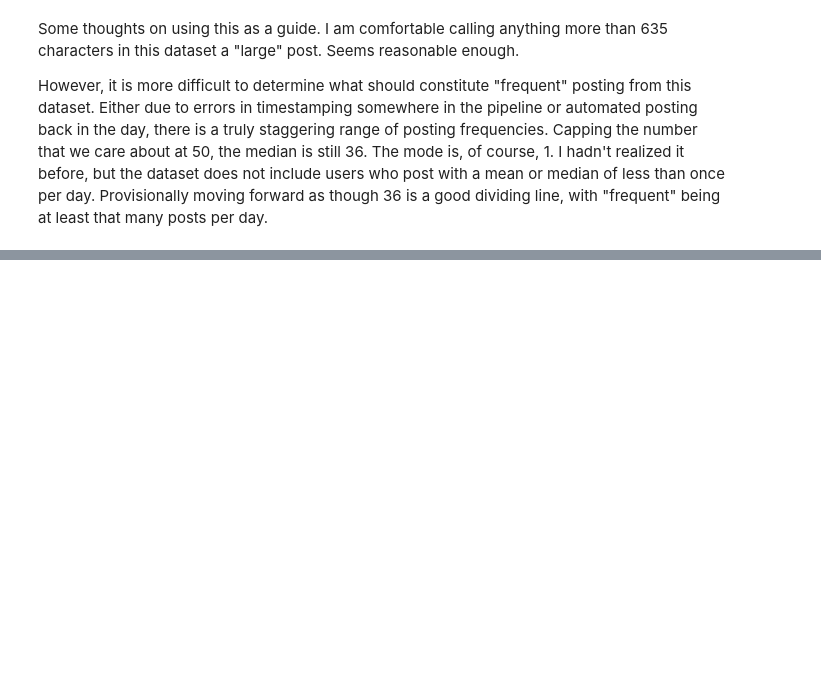
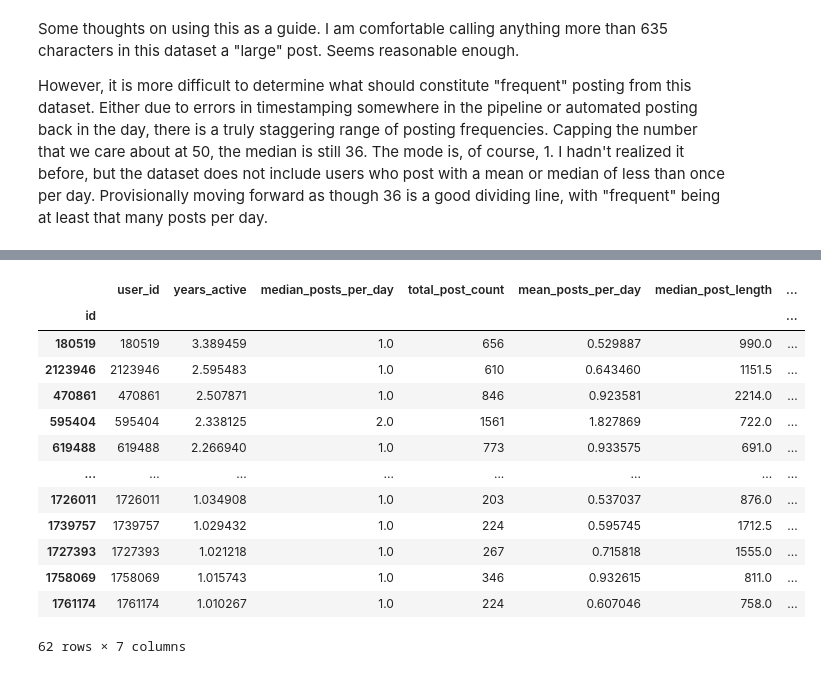
Before and after one commit to horseless-labs/void, a Jupyter notebook: base/analysis/analysis.ipynb, the cells around one changed output, grey strips where cells are left out. Saved outputs shown, nothing was run; the diff lists cells and outputs as text; code cells hidden in the pictures; blank space fills up the shorter version.

```diff
--- a/base/analysis/analysis.ipynb
+++ b/base/analysis/analysis.ipynb
@@ -646,0 +693,21 @@ il_users
+# %%
+sorted_df = ueg_df.sort_values(by='median_post_length', ascending=False)
+sorted_df = sorted_df[sorted_df['mean_posts_per_day'] <= 5]
+sorted_df = sorted_df[sorted_df['mean_posts_per_day'] >= 0.5]
+sorted_df = sorted_df.sort_values(by='years_active', ascending=False)
+sorted_df
+# %% [output]
+|  | user_id | years_active | median_posts_per_day | total_post_count | mean_posts_per_day | median_post_length | ... |
+| id |  |  |  |  |  |  | ... |
+| 180519 | 180519 | 3.389459 | 1.0 | 656 | 0.529887 | 990.0 | ... |
+| 2123946 | 2123946 | 2.595483 | 1.0 | 610 | 0.643460 | 1151.5 | ... |
+| 470861 | 470861 | 2.507871 | 1.0 | 846 | 0.923581 | 2214.0 | ... |
+| 595404 | 595404 | 2.338125 | 2.0 | 1561 | 1.827869 | 722.0 | ... |
+| 619488 | 619488 | 2.266940 | 1.0 | 773 | 0.933575 | 691.0 | ... |
+| ... | ... | ... | ... | ... | ... | ... | ... |
+| 1726011 | 1726011 | 1.034908 | 1.0 | 203 | 0.537037 | 876.0 | ... |
+| 1739757 | 1739757 | 1.029432 | 1.0 | 224 | 0.595745 | 1712.5 | ... |
+| 1727393 | 1727393 | 1.021218 | 1.0 | 267 | 0.715818 | 1555.0 | ... |
+| 1758069 | 1758069 | 1.015743 | 1.0 | 346 | 0.932615 | 811.0 | ... |
+| 1761174 | 1761174 | 1.010267 | 1.0 | 224 | 0.607046 | 758.0 | ... |
+62 rows × 7 columns
```
Also changed, not shown: parts of 16 cells of this notebook, 1 other file.
